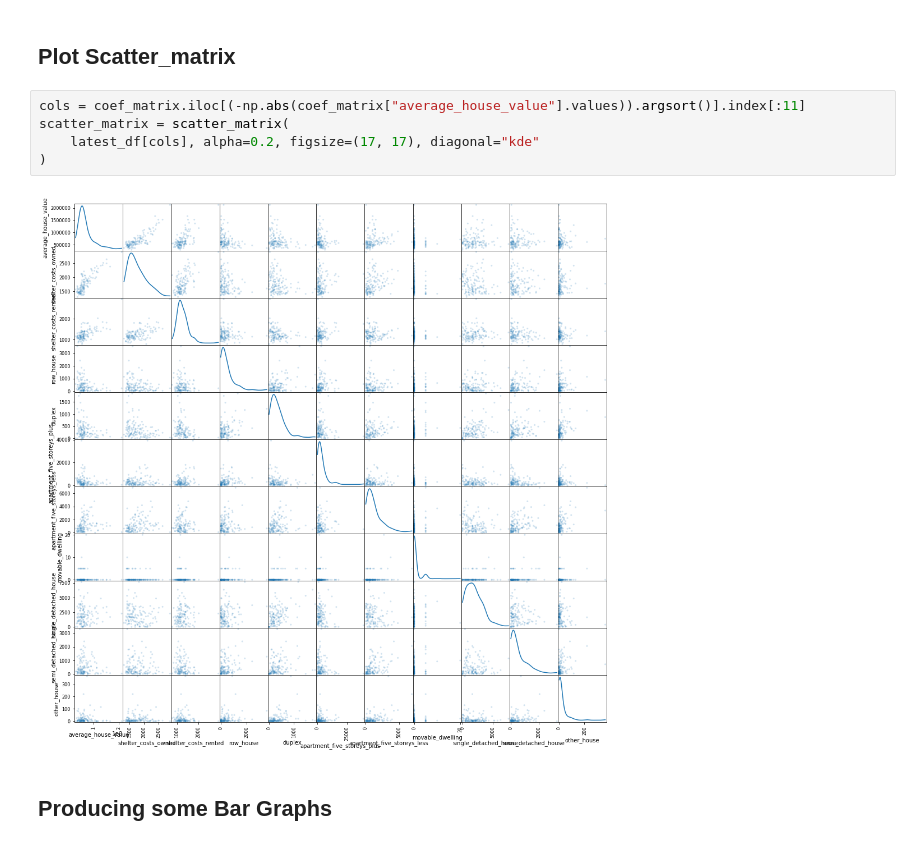
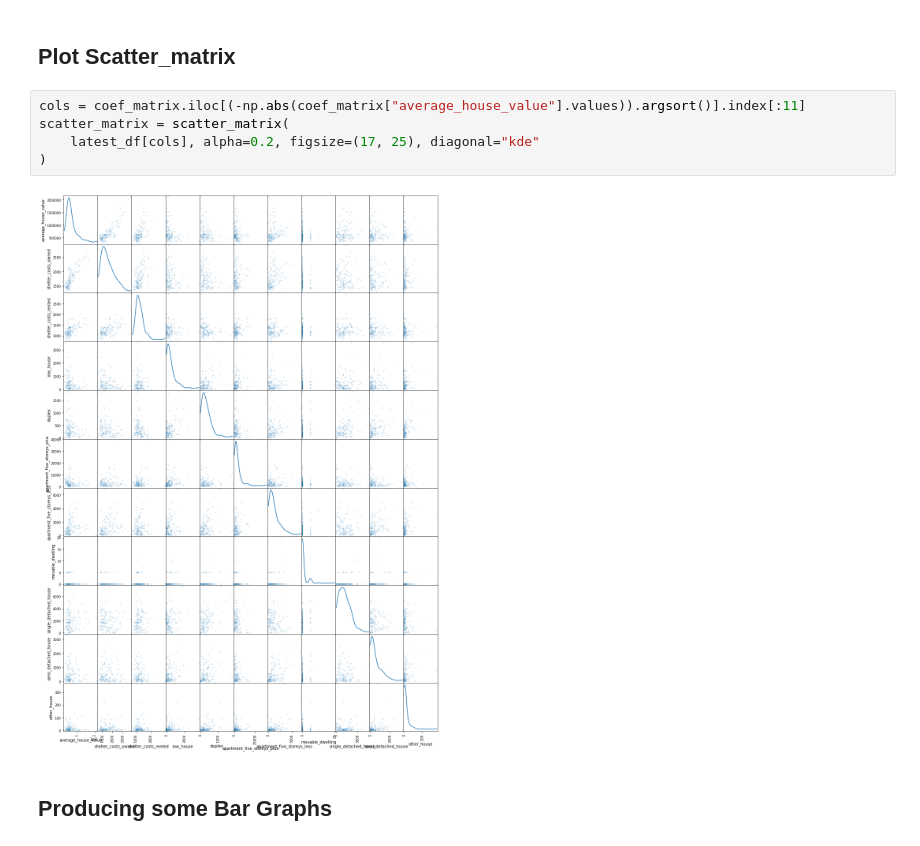
Before and after one commit to FernandaOmalley/Project1, a Jupyter notebook: Project_1.ipynb, the cells around one changed output. Cells and saved outputs as stored; diff of their text form.

```diff
--- a/Project_1.ipynb
+++ b/Project_1.ipynb
@@ -317,10 +332,10 @@ hm = sns.heatmap(
 # %%
 cols = coef_matrix.iloc[(-np.abs(coef_matrix["average_house_value"].values)).argsort()].index[:11]
 scatter_matrix = scatter_matrix(
-    latest_df[cols], alpha=0.2, figsize=(17, 17), diagonal="kde"
+    latest_df[cols], alpha=0.2, figsize=(17, 25), diagonal="kde"
 )
 # %% [output]
-[figure, old version]
+[figure, new version]
 # %% [markdown]
 ## Producing some Bar Graphs
 # %%
```
Also changed, not shown: parts of 14 cells of this notebook.
